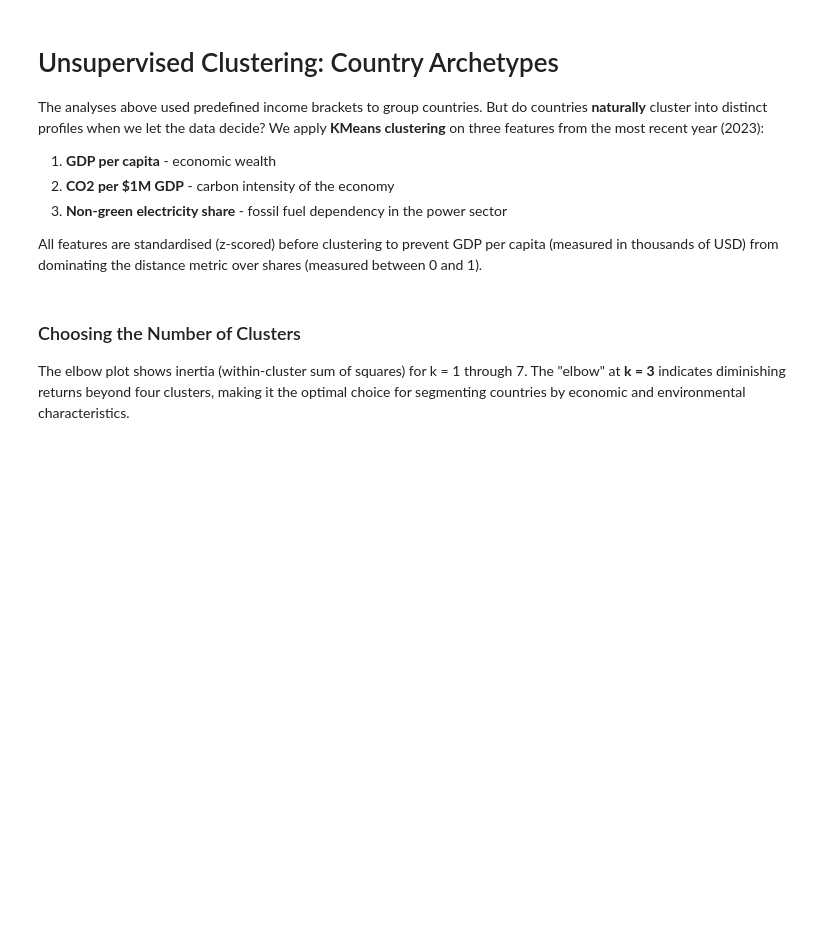
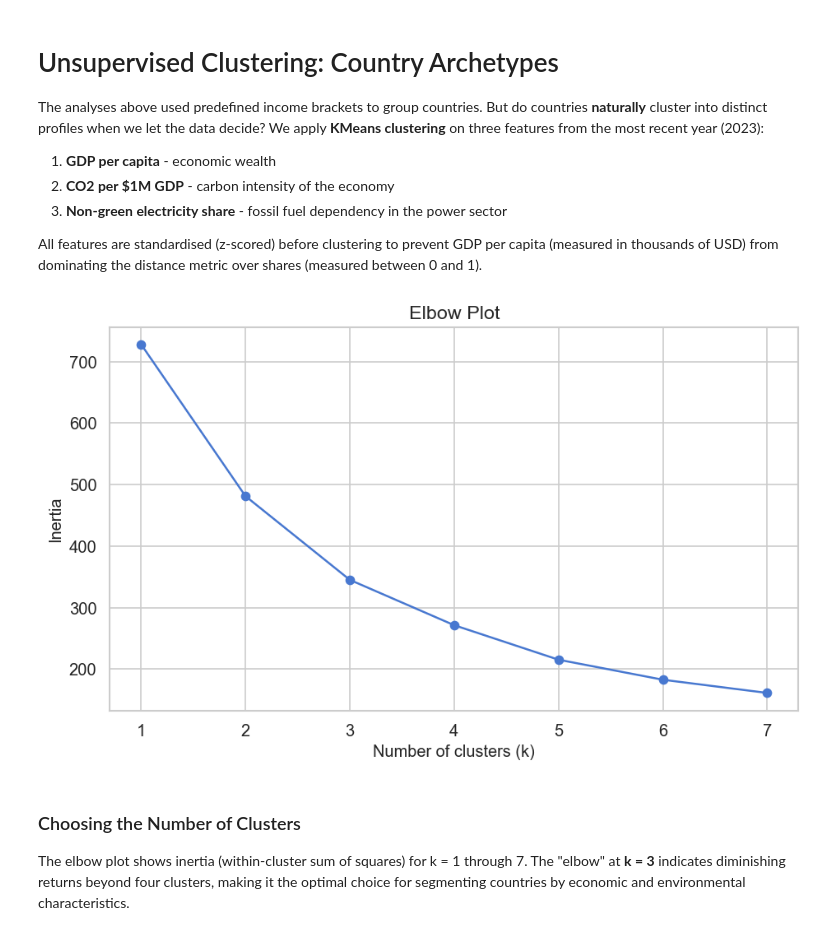
Before and after one commit to fabianfrank-dev/carbon_analysis, a Jupyter notebook: notebooks/pandas/04_clustering_and_cluster_dynamics.ipynb, the cells around one changed output. Drawn from its saved outputs; the diff is of its cells as text; code cells hidden in the pictures; blank space fills up the shorter version.

```diff
--- a/notebooks/pandas/04_clustering_and_cluster_dynamics.ipynb
+++ b/notebooks/pandas/04_clustering_and_cluster_dynamics.ipynb
@@ -262,6 +345,9 @@ non_green_cols = ['coal', 'oil', 'gas']
 
 df_electricity = compute_energy_mix_shares(df_electricity, green_cols, non_green_cols)
 # %%
+# start from the enriched dataframe, not the pre-income-group version
+base_df = main_df.copy()
+
 # columns coming from df_electricity (excluding merge keys and entity)
 elec_cols = [c for c in df_electricity.columns if c not in ['entity', 'iso_code', 'year']]
 
@@ -289,24 +389,34 @@ All features are standardised (z-scored) before clustering to prevent GDP per ca
 # %%
 year = 2023
 
+# use the enriched features from the previous prep steps
 ml_features = ['log_gdp_pc','log_co2_pc', 'co2_per_gdp', 'non_green_share']
+
+# fail early with a clearer message if a prep cell was skipped
+missing_ml_features = [col for col in ml_features if col not in base_df.columns]
+if missing_ml_features:
+    raise KeyError(f"Missing clustering features: {missing_ml_features}. Re-run the carbon-intensity and electricity-merge cells above.")
+
+# keep only the latest year and complete rows for clustering
 cluster_df = base_df[base_df['year'] == year].dropna(subset=ml_features).copy()
 
 # run kmeans elbow ( in numpy)
 X = cluster_df[ml_features].to_numpy()
 
 # run kmeans elbow
 fig, ax = plt.subplots(figsize=(8, 5))
 _, scaled_data, _, inertias, scaler = run_kmeans_elbow(
     X,
     k_range=range(1, 8),
     scale=True,
     random_state=42,
     n_init=10,
     n_clusters=None,
     plot=True,
     ax=ax,)
 plt.tight_layout()
+# %% [output]
+[figure, added]
 # %% [markdown]
 ### Choosing the Number of Clusters
 
```
Also changed, not shown: parts of 35 cells of this notebook, 1 other file.
